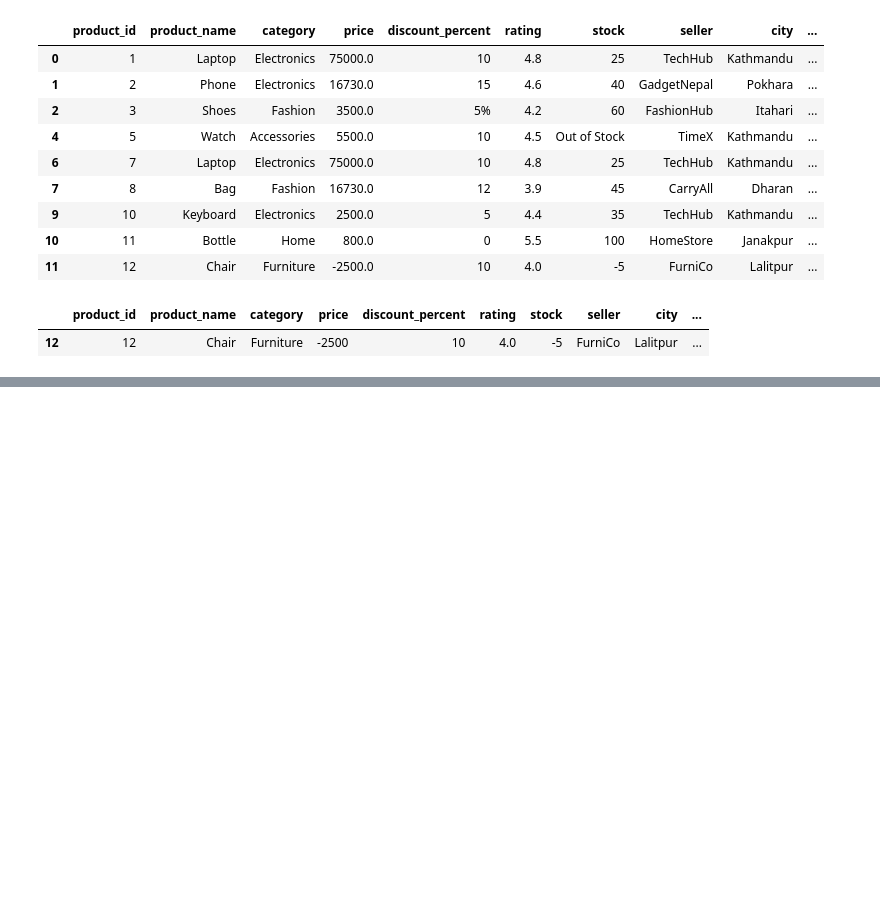
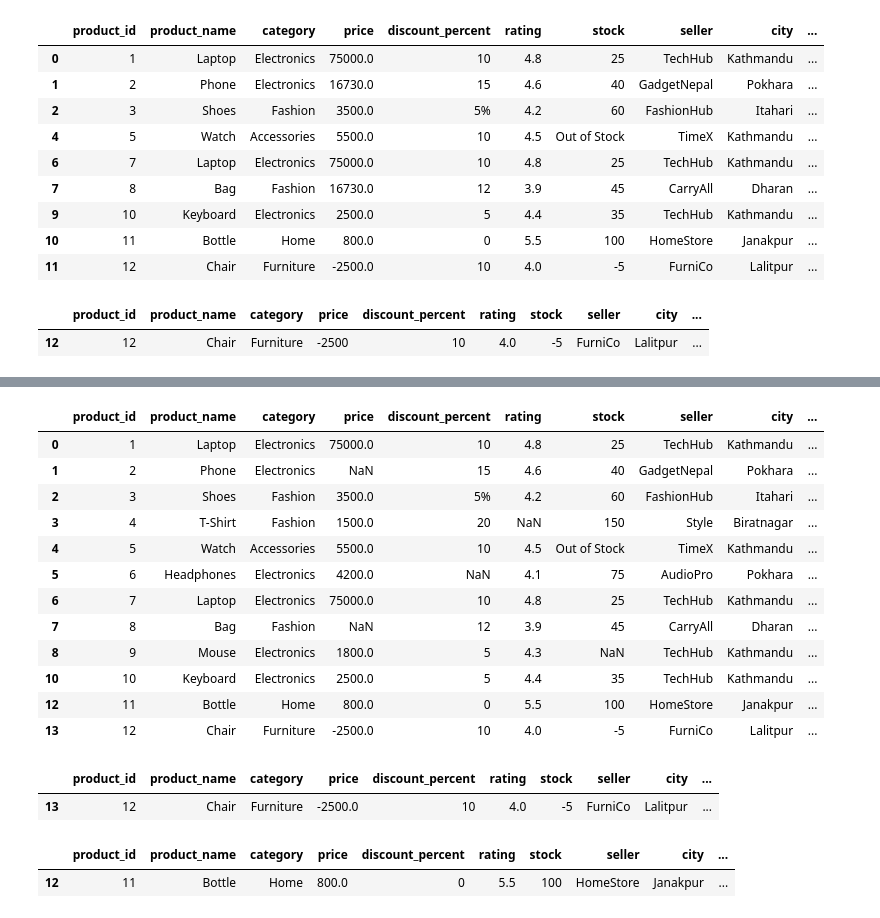
Before and after one commit to Ishann77ojhaa/Data_Analysis, a Jupyter notebook: DataCleaning.ipynb, the cells around one changed output, grey strips where cells are left out. Saved outputs shown, nothing was run; the diff lists cells and outputs as text; code cells hidden in the pictures; blank space fills up the shorter version.

```diff
--- a/DataCleaning.ipynb
+++ b/DataCleaning.ipynb
@@ -139,0 +195,28 @@ bdd
+# %%
+bdd["price"] = pd.to_numeric(bdd["price"], errors = "coerce")  #String into NAN
+bdd
+# %% [output]
+|  | product_id | product_name | category | price | discount_percent | rating | stock | seller | city | ... |
+| 0 | 1 | Laptop | Electronics | 75000.0 | 10 | 4.8 | 25 | TechHub | Kathmandu | ... |
+| 1 | 2 | Phone | Electronics | NaN | 15 | 4.6 | 40 | GadgetNepal | Pokhara | ... |
+| 2 | 3 | Shoes | Fashion | 3500.0 | 5% | 4.2 | 60 | FashionHub | Itahari | ... |
+| 3 | 4 | T-Shirt | Fashion | 1500.0 | 20 | NaN | 150 | Style | Biratnagar | ... |
+| 4 | 5 | Watch | Accessories | 5500.0 | 10 | 4.5 | Out of Stock | TimeX | Kathmandu | ... |
+| 5 | 6 | Headphones | Electronics | 4200.0 | NaN | 4.1 | 75 | AudioPro | Pokhara | ... |
+| 6 | 7 | Laptop | Electronics | 75000.0 | 10 | 4.8 | 25 | TechHub | Kathmandu | ... |
+| 7 | 8 | Bag | Fashion | NaN | 12 | 3.9 | 45 | CarryAll | Dharan | ... |
+| 8 | 9 | Mouse | Electronics | 1800.0 | 5 | 4.3 | NaN | TechHub | Kathmandu | ... |
+| 10 | 10 | Keyboard | Electronics | 2500.0 | 5 | 4.4 | 35 | TechHub | Kathmandu | ... |
+| 12 | 11 | Bottle | Home | 800.0 | 0 | 5.5 | 100 | HomeStore | Janakpur | ... |
+| 13 | 12 | Chair | Furniture | -2500.0 | 10 | 4.0 | -5 | FurniCo | Lalitpur | ... |
+# %%
+bdd[bdd["price"] < 0]
+# %% [output]
+|  | product_id | product_name | category | price | discount_percent | rating | stock | seller | city | ... |
+| 13 | 12 | Chair | Furniture | -2500.0 | 10 | 4.0 | -5 | FurniCo | Lalitpur | ... |
+# %%
+#Rating more than 5
+bdd[bdd["rating"] > 5]
+# %% [output]
+|  | product_id | product_name | category | price | discount_percent | rating | stock | seller | city | ... |
+| 12 | 11 | Bottle | Home | 800.0 | 0 | 5.5 | 100 | HomeStore | Janakpur | ... |
```
Also changed, not shown: parts of 12 cells of this notebook, 1 other file.
